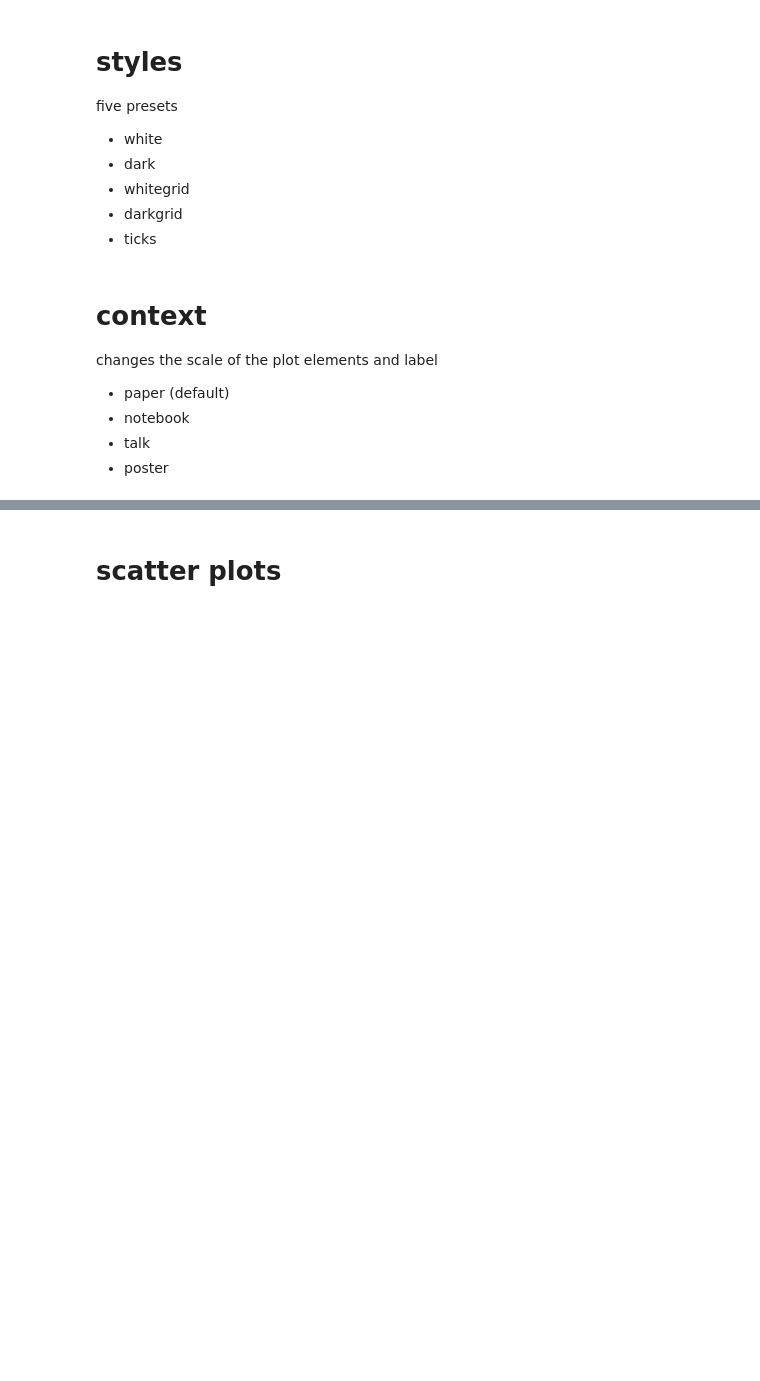
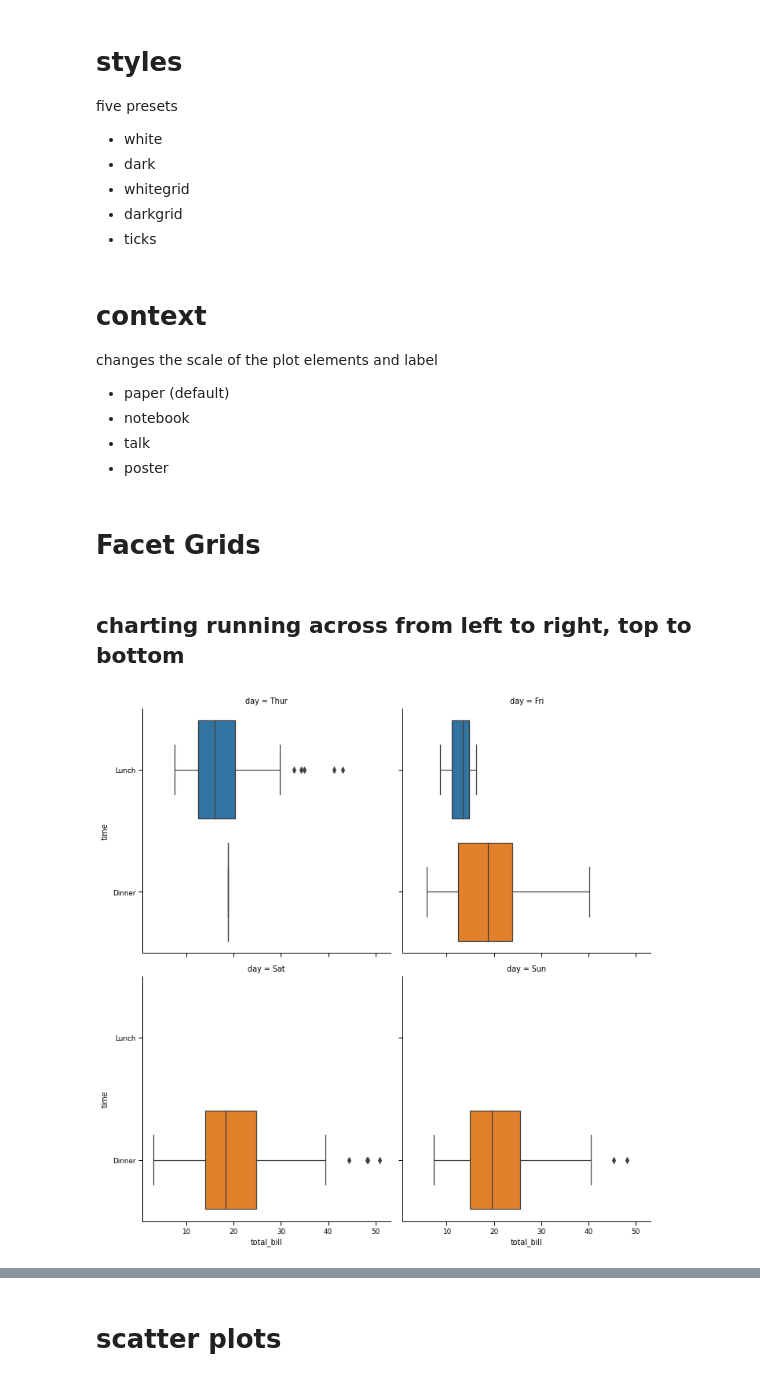
Before and after one commit to wohzazz/01-Data-Visualisation, a Jupyter notebook: Seaborn plotting/Seaborn Plotting.ipynb, the cells around one changed output, grey strips where cells are left out. Drawn from its saved outputs; the diff is of its cells as text; code cells hidden in the pictures; blank space fills up the shorter version.

Commit message:
latest vers with exp image & to word func

```diff
--- a/Seaborn plotting/Seaborn Plotting.ipynb
+++ b/Seaborn plotting/Seaborn Plotting.ipynb
@@ -76,3 +80,18 @@ changes the scale of the plot elements and label
 - poster
 # %%
 sns.set_context("paper")
+# %% [markdown]
+# Facet Grids
+# %% [markdown]
+## charting running across from left to right, top to bottom
+# %%
+import seaborn as sns
+import matplotlib.pyplot as plt
+
+tips = sns.load_dataset('tips')
+
+sns.catplot(y="time", x = "total_bill", data = tips, kind = "box", col = "day", col_wrap =2)
+
+plt.show()
+# %% [output]
+[figure, added]
```
Also changed, not shown: parts of 18 cells of this notebook.
